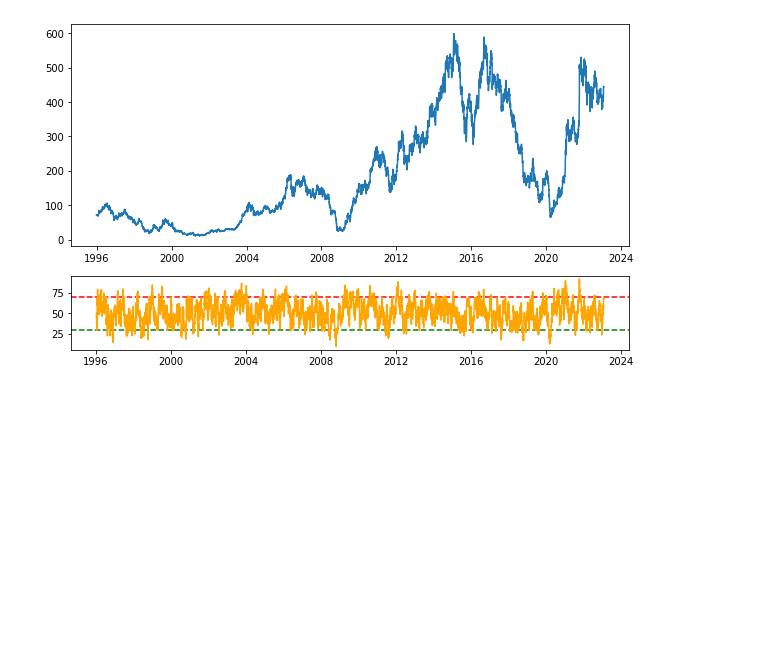
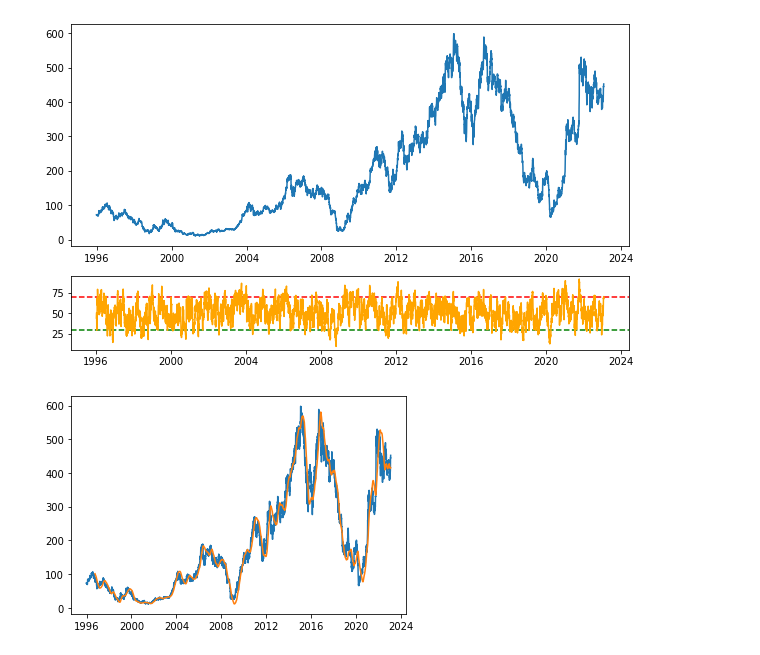
Before and after one commit to vedant202/Python-Finance-and-Stock-Market, a Jupyter notebook: Technical_analysis/Technical_analysis.ipynb, the cells around one changed output. Drawn from its saved outputs; the diff is of its cells as text; code cells hidden in the pictures; blank space fills up the shorter version.

```diff
--- a/Technical_analysis/Technical_analysis.ipynb
+++ b/Technical_analysis/Technical_analysis.ipynb
@@ -50,3 +50,11 @@ axs[1].plot(data['RSI'],color="orange")
 plt.savefig(f"RSI {company}.jpg")
 # %% [output]
 [figure]
+# %%
+data['LINEARREG'] = tb.LINEARREG(data['Close'],200)
+# %%
+plt.plot(data['Close'])
+plt.plot(data['LINEARREG'])
+plt.savefig(f"Linear Regression {company}.jpg")
+# %% [output]
+[figure, added]
```
Also changed, not shown: parts of 3 cells of this notebook, 4 other files.
